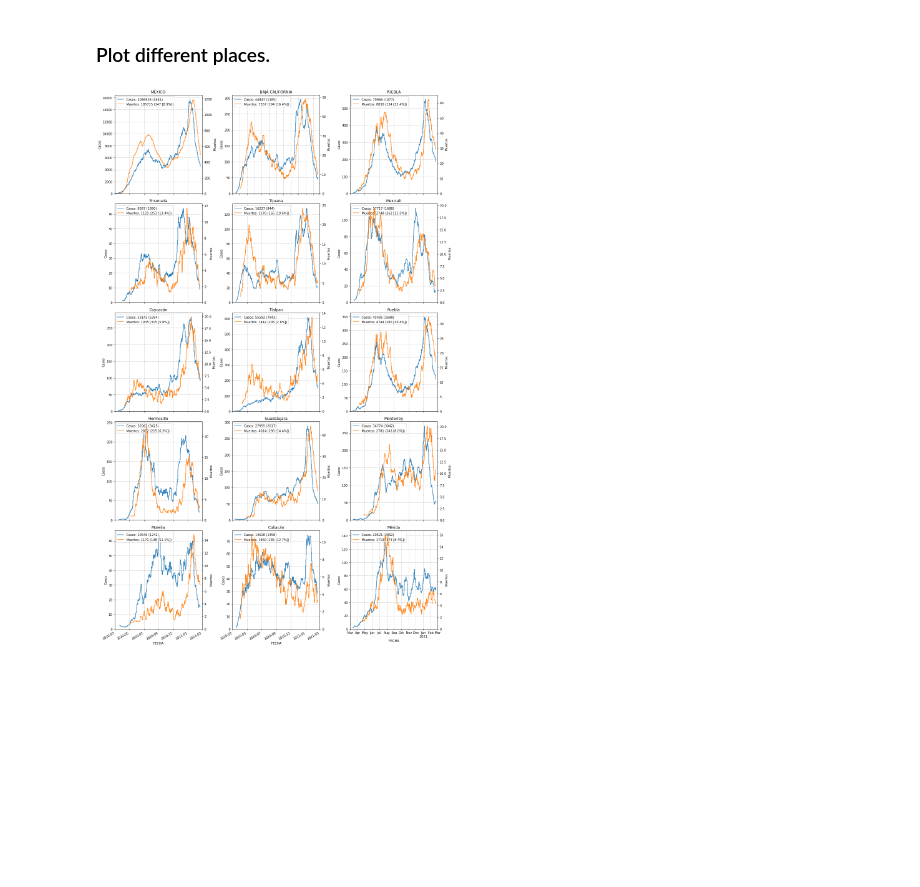
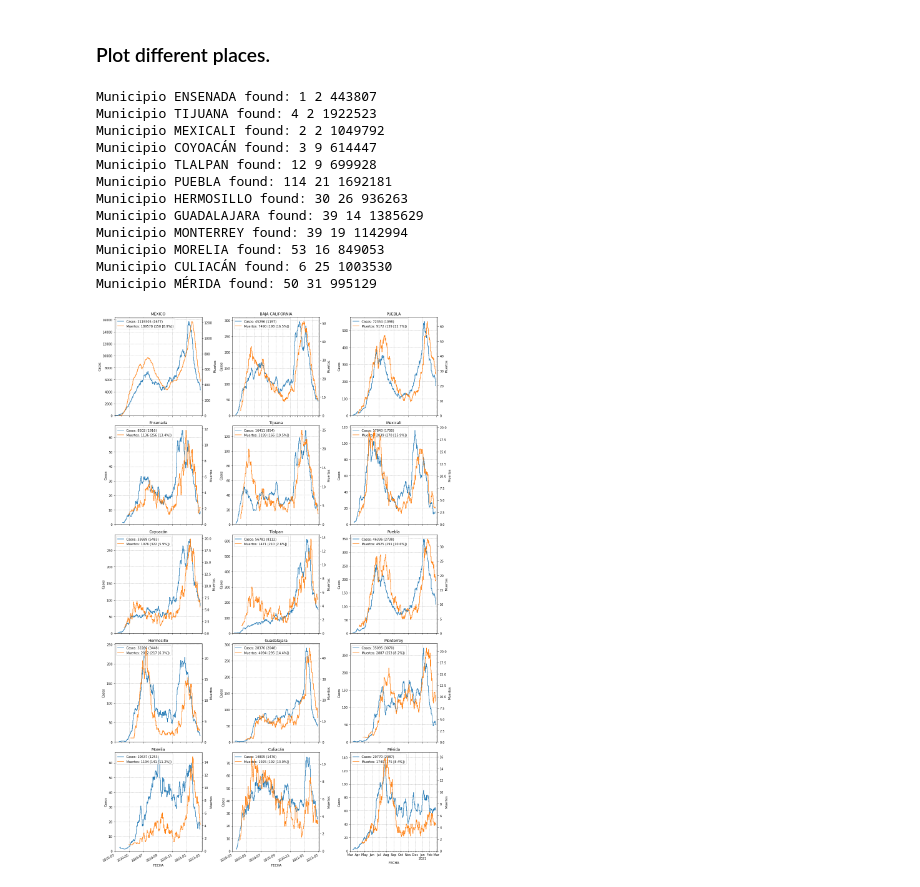
Before and after one commit to Morisset/plot_COVID_Mex, a Jupyter notebook: plot_COVID.ipynb, the cells around one changed output. Saved outputs shown, nothing was run; the diff lists cells and outputs as text; code cells hidden in the pictures; blank space fills up the shorter version.

```diff
--- a/plot_COVID.ipynb
+++ b/plot_COVID.ipynb
@@ -457,15 +459,27 @@ array(['JULIMES', 'SAN JULIÁN', 'ASUNCIÓN TLACOLULITA', 'CULIACÁN'],
 # %%
 C.plot_multiple(places=('MÉXICO', 'BAJA CALIFORNIA', 'PUEBLA',
                        'Ensenada', 'Tijuana', 'Mexicali',
                        'Coyoacán', 'Tlalpan', 'Puebla',
                        'Hermosillo', 'Guadalajara', 'Monterrey',
                        'Morelia', 'Culiacán', 'Mérida'),
-                fig_file = 'COVID', cut=5)
+                fig_file = 'COVID', cut=5, roll=7)
 # Plot the data for the specifies locations
 # Casos: Total Number of cases (Total / 100,000 habs)
 # Muertos: Total number of deaths / Total / 100,000 habs [deaths/cases %])
 # %% [output]
+Municipio ENSENADA found: 1 2 443807
+Municipio TIJUANA found: 4 2 1922523
+Municipio MEXICALI found: 2 2 1049792
+Municipio COYOACÁN found: 3 9 614447
+Municipio TLALPAN found: 12 9 699928
+Municipio PUEBLA found: 114 21 1692181
+Municipio HERMOSILLO found: 30 26 936263
+Municipio GUADALAJARA found: 39 14 1385629
+Municipio MONTERREY found: 39 19 1142994
+Municipio MORELIA found: 53 16 849053
+Municipio CULIACÁN found: 6 25 1003530
+Municipio MÉRIDA found: 50 31 995129
-[figure, old version]
+[figure, new version]
 # %%
 C.print_stats_states()
 # %% [output]
```
Also changed, not shown: parts of 4 cells of this notebook.
